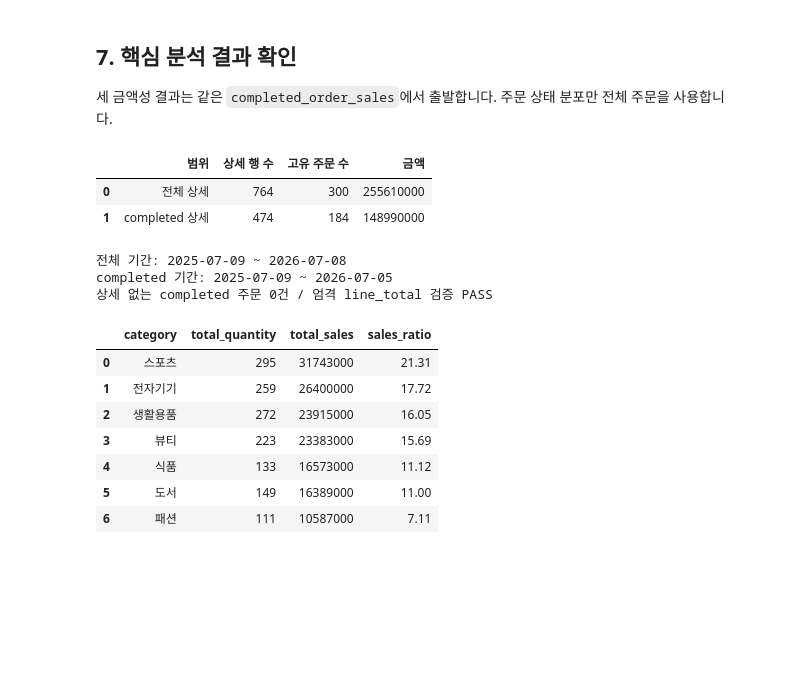
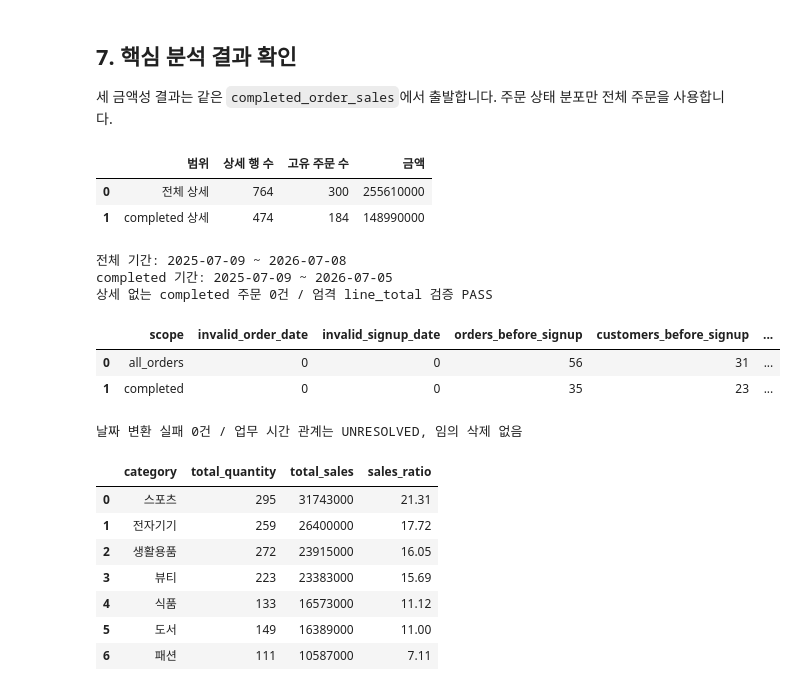
Before and after one commit to pmsky1/llm-data-analysis-study, a Jupyter notebook: chapter08/chapter08.ipynb, the cells around one changed output. Saved outputs shown, nothing was run; the diff lists cells and outputs as text; code cells hidden in the pictures; blank space fills up the shorter version.

Commit message:
fix(chapter08): audit business dates and publish final artifacts

```diff
--- a/chapter08/chapter08.ipynb
+++ b/chapter08/chapter08.ipynb
@@ -279,31 +279,48 @@ print("병합 / line_total Gate: PASS")
 # %%
 # 범위·주문 수·날짜·전처리 규칙 추가 확인
 items = processed_data["order_items"]
 orders = processed_data["orders"]
 completed = analysis_tables["completed_order_sales"]
 assert completed.order_status.eq("completed").all()
 assert np.allclose(items.line_total, items.quantity * items.unit_price, rtol=0, atol=1e-6)
 assert orders.loc[orders.order_status.eq("completed"), "order_date"].notna().all()
 assert analysis_tables["completed_sales_items"].category.notna().all()
 assert completed.order_id.nunique() == orders.loc[orders.order_status.eq("completed"), "order_id"].nunique()
 for name, frame in raw_data.items():
     assert len(frame) == len(processed_data[name])
     assert frame.duplicated().sum() == 0
 summary = pd.DataFrame([
     {"범위": "전체 상세", "상세 행 수": len(items), "고유 주문 수": items.order_id.nunique(), "금액": items.line_total.sum()},
     {"범위": "completed 상세", "상세 행 수": len(completed), "고유 주문 수": completed.order_id.nunique(), "금액": completed.line_total.sum()},
 ])
 display(summary)
 print("전체 기간:", orders.order_date.min().date(), "~", orders.order_date.max().date())
 print("completed 기간:", completed.order_date.min().date(), "~", completed.order_date.max().date())
 print("상세 없는 completed 주문 0건 / 엄격 line_total 검증 PASS")
+
+# 변환 성공과 업무상 선후 관계를 구분함 가입일은 원본에서도 직접 변환 확인
+raw_order_dates=pd.to_datetime(raw_data['orders'].order_date,errors='coerce')
+raw_signup_dates=pd.to_datetime(raw_data['customers'].signup_date,errors='coerce')
+assert raw_order_dates.notna().all() and raw_signup_dates.notna().all()
+business_temporal_checks=analysis_tables['business_temporal_checks']
+display(business_temporal_checks)
+completed_temporal=business_temporal_checks.set_index('scope').loc['completed']
+assert int(completed_temporal.orders_before_signup)==35
+assert int(completed_temporal.customers_before_signup)==23
+assert int(completed_temporal.affected_detail_rows)==89
+assert completed_temporal.affected_amount==25104000
+print('날짜 변환 실패 0건 / 업무 시간 관계는 UNRESOLVED, 임의 삭제 없음')
 # %% [output]
 |  | 범위 | 상세 행 수 | 고유 주문 수 | 금액 |
 | 0 | 전체 상세 | 764 | 300 | 255610000 |
 | 1 | completed 상세 | 474 | 184 | 148990000 |
 전체 기간: 2025-07-09 ~ 2026-07-08
 completed 기간: 2025-07-09 ~ 2026-07-05
 상세 없는 completed 주문 0건 / 엄격 line_total 검증 PASS
+|  | scope | invalid_order_date | invalid_signup_date | orders_before_signup | customers_before_signup | ... |
+| 0 | all_orders | 0 | 0 | 56 | 31 | ... |
+| 1 | completed | 0 | 0 | 35 | 23 | ... |
+날짜 변환 실패 0건 / 업무 시간 관계는 UNRESOLVED, 임의 삭제 없음
 # %%
 category_sales = analysis_tables["category_sales"]
 monthly_sales = analysis_tables["monthly_sales"]
```
Also changed, not shown: parts of 6 cells of this notebook, 18 other files.
